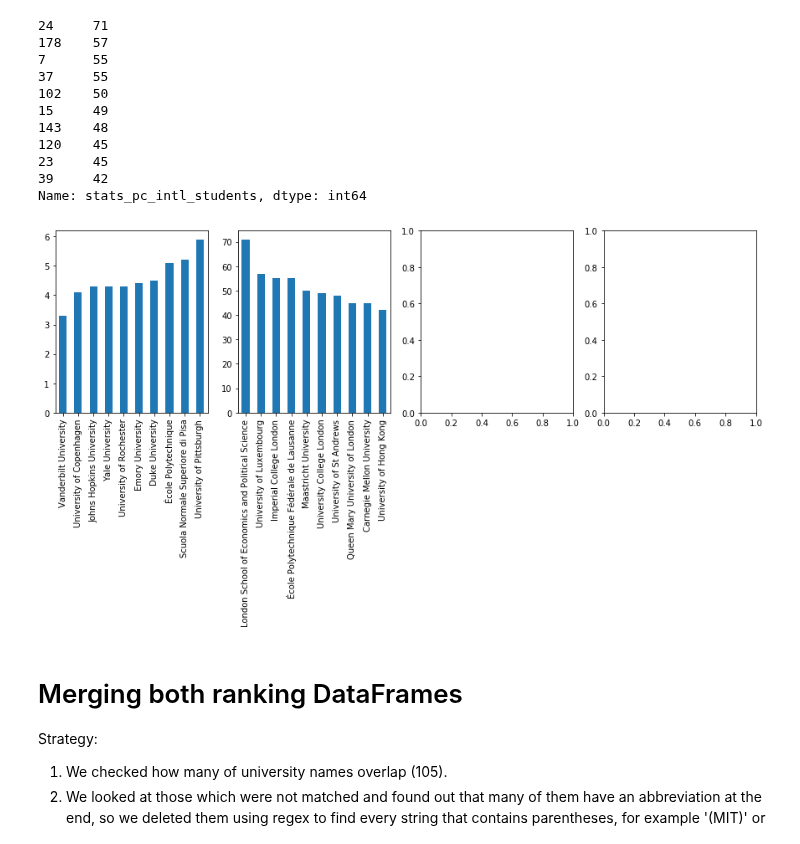
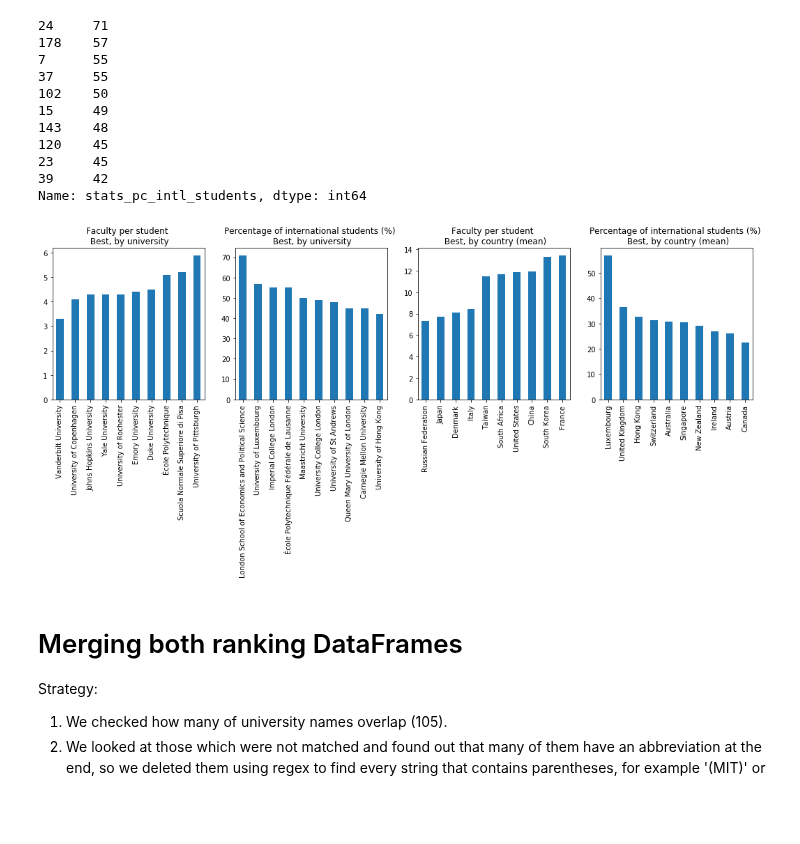
Before and after one commit to adamkozak/ADA2017-project, a Jupyter notebook: Homework/02 - Data from the Web/Homework 2.ipynb, the cells around one changed output. Drawn from its saved outputs; the diff is of its cells as text; code cells hidden in the pictures; blank space fills up the shorter version.

Commit message:
country plots

```diff
--- a/Homework/02 - Data from the Web/Homework 2.ipynb
+++ b/Homework/02 - Data from the Web/Homework 2.ipynb
@@ -379,27 +379,39 @@ Name: stats_pc_intl_students, dtype: int64
 # %%
 #plt.bar(['a','b','c'],[1,2,3])
 #plt.bar(list(top_unis_times.loc[best_faculty_ratio.index]['name'].values),[0,1,2,3,4,5,6,7,8,9])
 #list(best_faculty_ratio.values)
 #plt.bar([1, 2, 3, 4], [1, 4, 9, 16],)
 #best_faculty_ratio.plot(x=top_unis_times.loc[best_faculty_ratio.index]['name'],kind='bar')
 #best_faculty_ratio.plot(kind='bar')
 #plt.xticks(list(best_faculty_ratio.index),['a','s','d','f','g','h','j','k','l','p'])
 #plt.xticks(range(0,10),['a','s','d','f','g','h','j','k','l','p'])
 
 fig,axs = plt.subplots(1,4)
-fig.set_figwidth(15)
+fig.set_figwidth(18)
 
 plt.sca(axs[0])
 best_faculty_ratio.plot(kind='bar')
 plt.xticks(range(0,10),list(top_unis_times.loc[best_faculty_ratio.index]['name'].values))
+plt.title('Faculty per student \n Best, by university')
 
 plt.sca(axs[1])
 best_intl_desc.plot(kind='bar')
 plt.xticks(range(0,10),list(top_unis_times.loc[best_intl_desc.index]['name'].values))
+plt.title('Percentage of international students (%) \n Best, by university')
+
+plt.sca(axs[2])
+times_by_country['stats_student_staff_ratio'].sort_values().head(10).plot(kind='bar')
+plt.title('Faculty per student \n Best, by country (mean)')
+plt.xlabel('')
+
+plt.sca(axs[3])
+times_by_country['stats_pc_intl_students'].sort_values(ascending=False).head(10).plot(kind='bar')
+plt.title('Percentage of international students (%) \n Best, by country (mean)')
+plt.xlabel('')
 
 plt.show()
 # %% [output]
-[figure, old version]
+[figure, new version]
 # %% [markdown]
 # Merging both ranking DataFrames
 Strategy:
```
